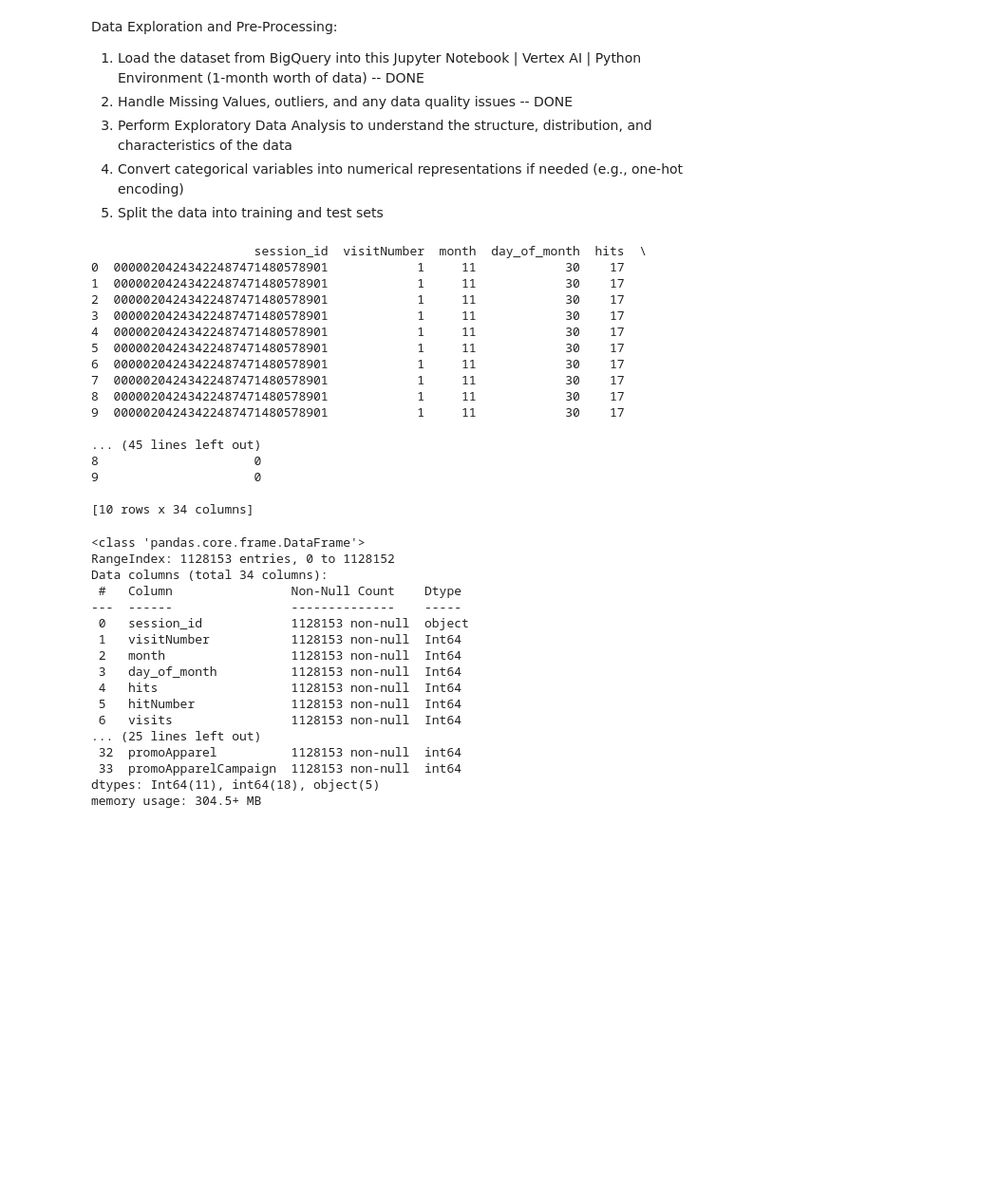
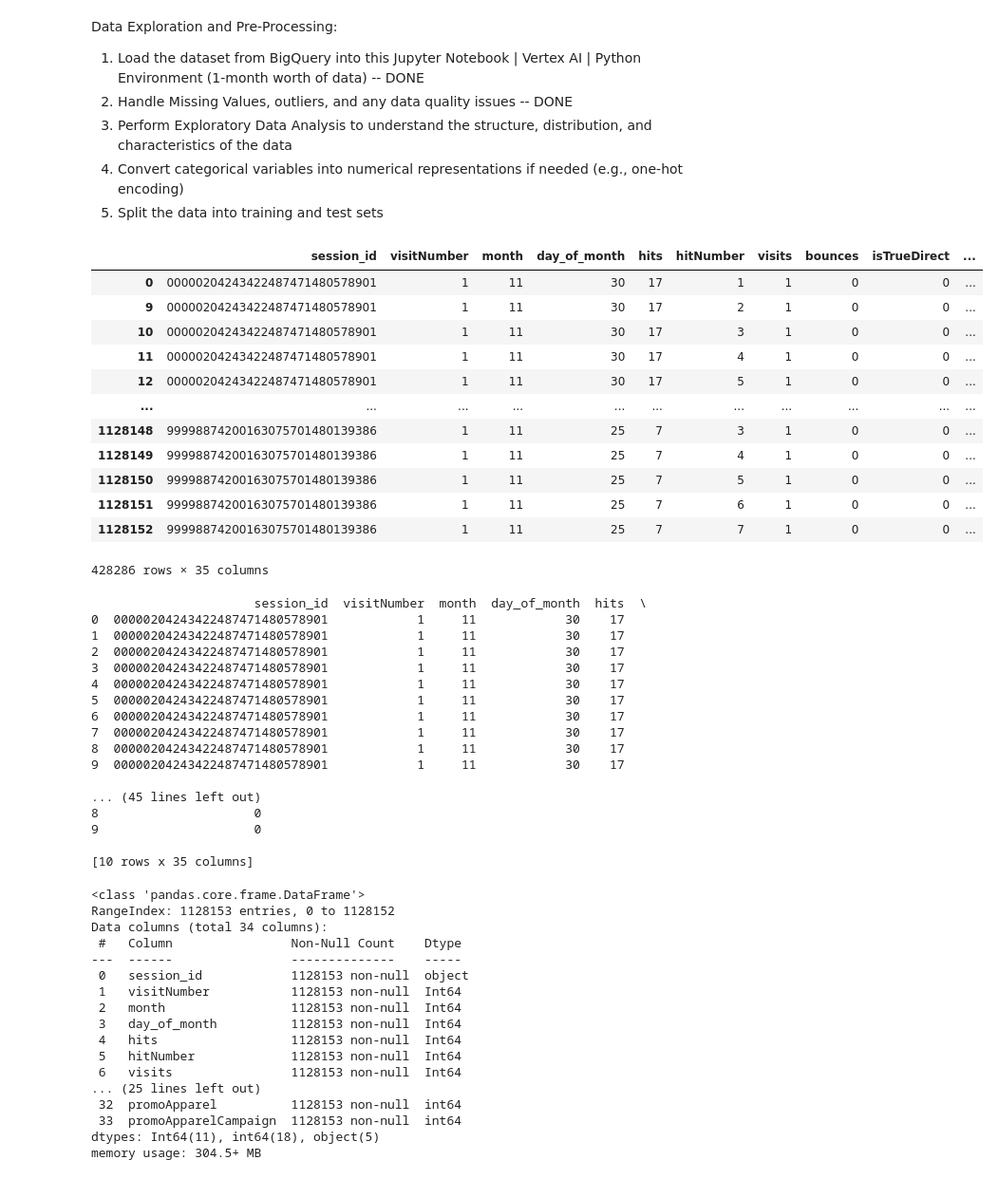
Before and after one commit to York-Solutions-B2E/marcus-leigh-aml-captsone, a Jupyter notebook: mleigh-final-capstone.ipynb, the cells around one changed output. Shown at 95% size. Cells and saved outputs as stored; diff of their text form; code cells hidden in the pictures; blank space fills up the shorter version.

```diff
--- a/mleigh-final-capstone.ipynb
+++ b/mleigh-final-capstone.ipynb
@@ -75,37 +75,92 @@ ORDER BY session_id, hit.hitNumber
 
 promo_mapping = {
     "Office": "promoOffice",
     "Leatherette Journal": "promoLeather",
     "Electronics Accessory Pouch": "promoElectro",
     "Mens T-Shirts": "promoMtshirts",
     "Fruit Games": "promoFruit",
     "Andriod Brand": "promoAndroid",
     "Drinkware": "promoDrinks",
     "Office Campaign": "promoOfficeCampaign",
     "Pen Pencil & Highlighter Set": "promoPenPencilHigh",
     "Lifestyle Campaign": "promoLifestyle",
     "Accessories Campaign": "promoAccessories",
     "Engraved Ceramic Google Mug": "promoEngravedCeramic",
     "Backpacks": "promoBack",
     "Womens T-Shirts": "promoWtshirts",
     "Google Brand": "promoGoogle",
     "YouTube Brand": "promoYoutube",
     "Apparel": "promoApparel",
     "Apparel Campaign": "promoApparelCampaign"
 }
 
 
 # Loop through the promo_mapping and create new columns, taking into account None values
 for promo_name, new_column_name in promo_mapping.items():
     selectData_bq_df[new_column_name] = selectData_bq_df['promoName'].apply(lambda x: 1 if x is not None and promo_name in x else 0)
 
 
-# Drop the original promoName column
-selectData_bq_df.drop(columns=['promoName'], inplace=True)
+previousSession = ""
+previousHit = -1
 
+startingPromos = {
+    "Office": 0,
+    "Leatherette Journal": 0,
+    "Electronics Accessory Pouch": 0,
+    "Mens T-Shirts": 0,
+    "Fruit Games": 0,
+    "Andriod Brand": 0,
+    "Drinkware": 0,
+    "Office Campaign": 0,
+    "Pen Pencil & Highlighter Set": 0,
+    "Lifestyle Campaign": 0,
+    "Accessories Campaign": 0,
+    "Engraved Ceramic Google Mug": 0,
+    "Backpacks": 0,
+    "Womens T-Shirts": 0,
+    "Google Brand": 0,
+    "YouTube Brand": 0,
+    "Apparel": 0,
+    "Apparel Campaign": 0
 
-# If you want to fill NaN values with 0 in the new columns
-selectData_bq_df.fillna(0, inplace=True)
+}
+
+currentPromos = copy.deepcopy(startingPromos)
+
+rowsToRemove = []
+
+for index, row in selectData_bq_df.iterrows():
+    currentSession = row["session_id"]
+    currentHit = row["hitNumber"]
+    if currentHit == previousHit and previousHit != -1:
+        rowsToRemove.append(index - 1)
+    previousHit = currentHit
+    if currentSession != previousSession:
+        currentPromos = copy.deepcopy(startingPromos)
+        previousSession = currentSession
+    if row["promoName"] != None:
+        x = row["promoName"]
+        currentPromos[x] = 1
+    for promo, count in currentPromos.items():
+        if count > 0:
+            columnName = promo_mapping[promo]
+            selectData_bq_df.at[index, columnName] = 1
+
+selectData_bq_df.drop(index=rowsToRemove)
+# %% [output]
+|  | session_id | visitNumber | month | day_of_month | hits | hitNumber | visits | bounces | isTrueDirect | ... |
+| 0 | 00000204243422487471480578901 | 1 | 11 | 30 | 17 | 1 | 1 | 0 | 0 | ... |
+| 9 | 00000204243422487471480578901 | 1 | 11 | 30 | 17 | 2 | 1 | 0 | 0 | ... |
+| 10 | 00000204243422487471480578901 | 1 | 11 | 30 | 17 | 3 | 1 | 0 | 0 | ... |
+| 11 | 00000204243422487471480578901 | 1 | 11 | 30 | 17 | 4 | 1 | 0 | 0 | ... |
+| 12 | 00000204243422487471480578901 | 1 | 11 | 30 | 17 | 5 | 1 | 0 | 0 | ... |
+| ... | ... | ... | ... | ... | ... | ... | ... | ... | ... | ... |
+| 1128148 | 99998874200163075701480139386 | 1 | 11 | 25 | 7 | 3 | 1 | 0 | 0 | ... |
+| 1128149 | 99998874200163075701480139386 | 1 | 11 | 25 | 7 | 4 | 1 | 0 | 0 | ... |
+| 1128150 | 99998874200163075701480139386 | 1 | 11 | 25 | 7 | 5 | 1 | 0 | 0 | ... |
+| 1128151 | 99998874200163075701480139386 | 1 | 11 | 25 | 7 | 6 | 1 | 0 | 0 | ... |
+| 1128152 | 99998874200163075701480139386 | 1 | 11 | 25 | 7 | 7 | 1 | 0 | 0 | ... |
+428286 rows × 35 columns
 # %%
 ## Display the first 10 rows of the Dataframe to inspect the data, confirm appropriate structure to dataset transfer:
 
@@ -127,4 +182,4 @@ print(selectData_bq_df.head(10))
 8                     0
 9                     0
 
-[10 rows x 34 columns]
+[10 rows x 35 columns]
```
Also changed, not shown: parts of 10 cells of this notebook, 1 other file.
